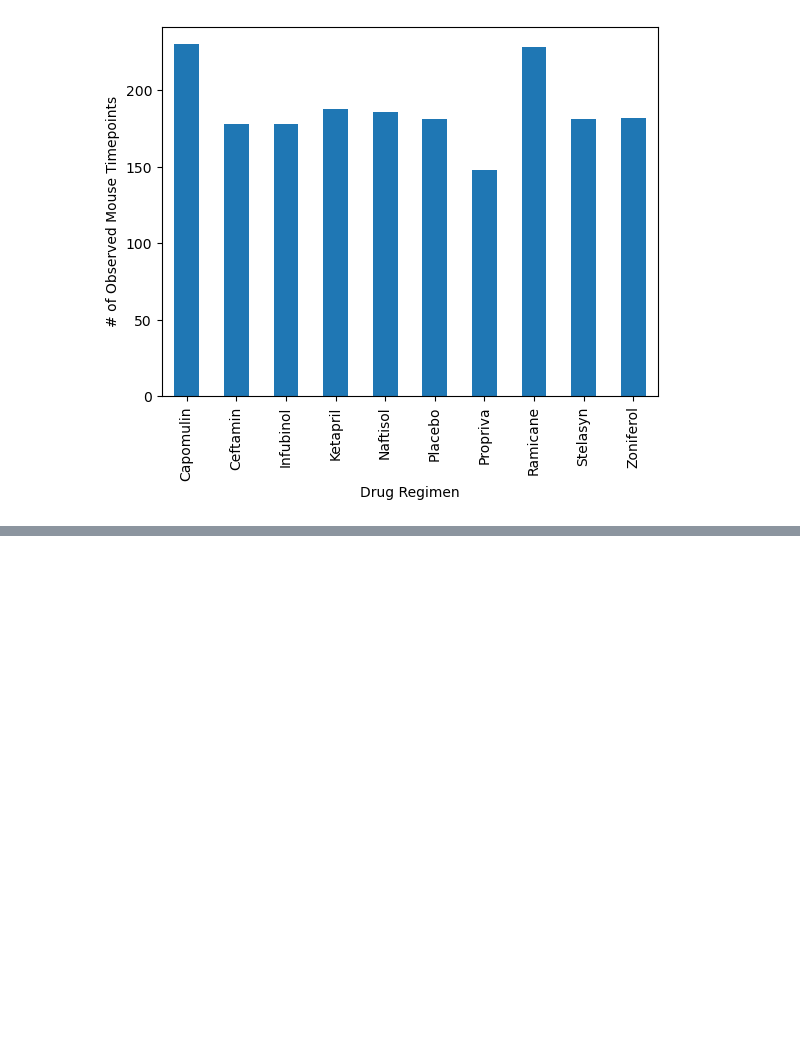
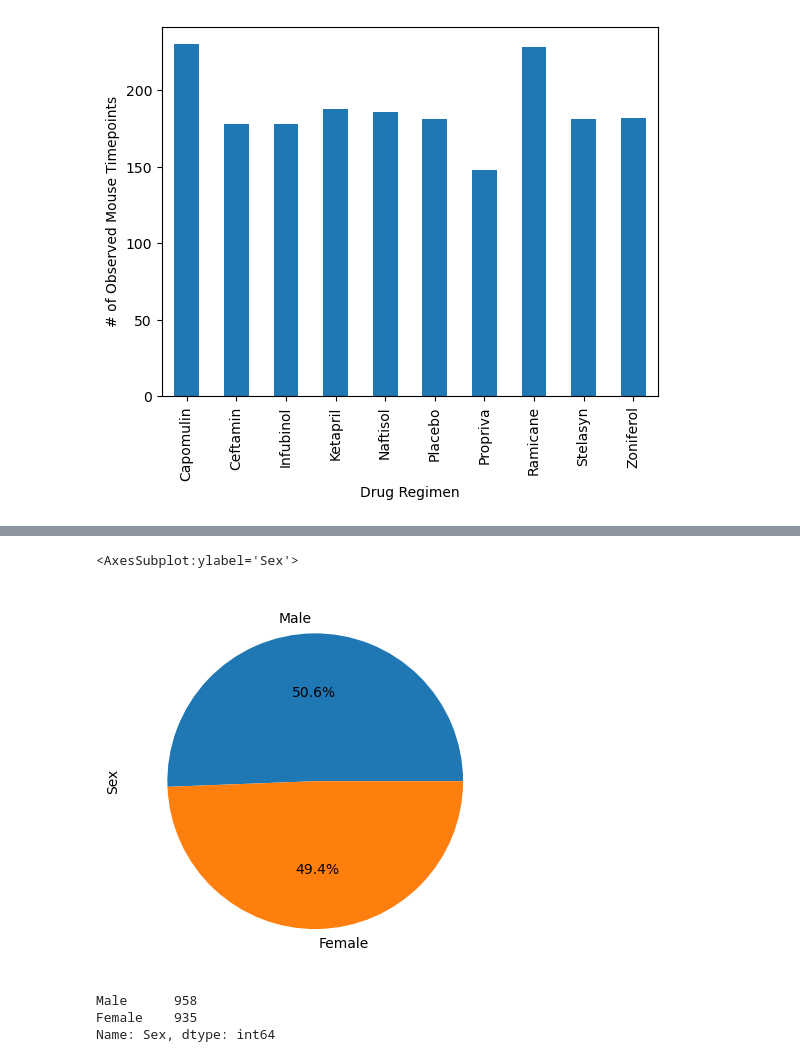
Before and after one commit to yeagernolan19/data_visualization, a Jupyter notebook: Pymaceuticals/pymaceuticals_work.ipynb, the cells around one changed output, grey strips where cells are left out. Saved outputs shown, nothing was run; the diff lists cells and outputs as text; code cells hidden in the pictures; blank space fills up the shorter version.

```diff
--- a/Pymaceuticals/pymaceuticals_work.ipynb
+++ b/Pymaceuticals/pymaceuticals_work.ipynb
@@ -153,0 +123,15 @@ plt.xticks(tick_locations, time_points_by_drug_df["Drug Regimen"])
+# %%
+gender_counts = experiment_data['Sex'].value_counts()
+labels = gender_counts.index.tolist()
+# %%
+gender_counts.plot(kind='pie', y='Sex', labels=labels, autopct='%1.1f%%')
+# %% [output]
+<AxesSubplot:ylabel='Sex'>
+[figure, added]
+# %%
+gender_counts = experiment_data['Sex'].value_counts()
+gender_counts
+# %% [output]
+Male      958
+Female    935
+Name: Sex, dtype: int64
```
Also changed, not shown: parts of 4 cells of this notebook.
